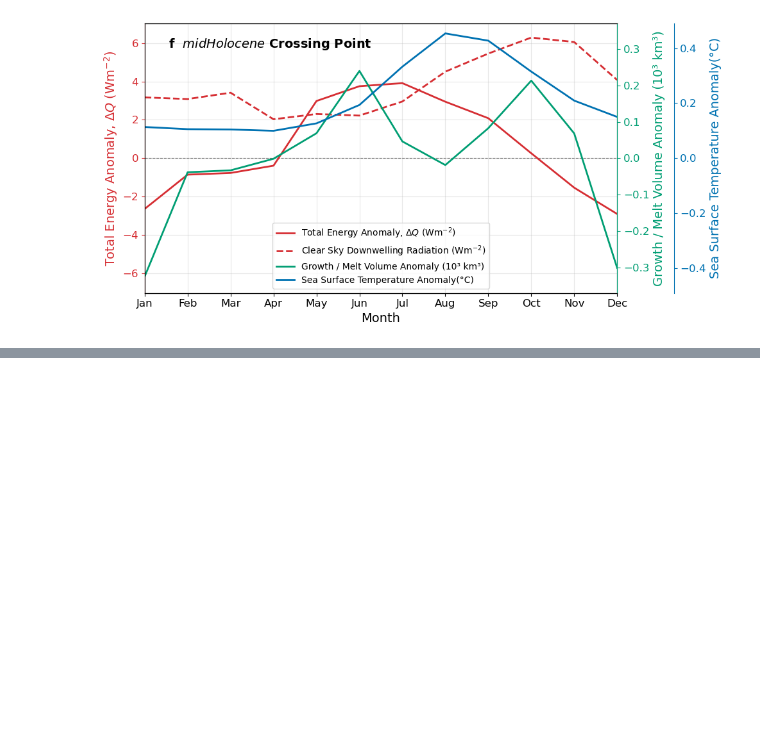
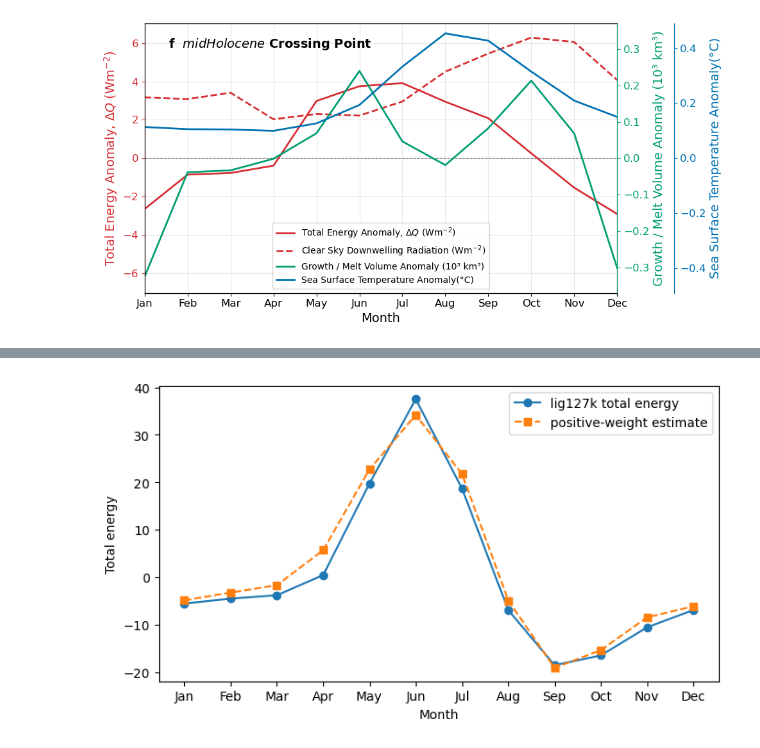
Before and after one commit to mattpollock100/FutureComparisons, a Jupyter notebook: 1pctCO2_EnergyBudget_single_model.ipynb, the cells around one changed output, grey strips where cells are left out. Cells and saved outputs as stored; diff of their text form; code cells hidden in the pictures; blank space fills up the shorter version.

```diff
--- a/1pctCO2_EnergyBudget_single_model.ipynb
+++ b/1pctCO2_EnergyBudget_single_model.ipynb
@@ -2715,0 +2821,14 @@ for model in models:
+# %%
+weights_toa, lig127k_total_energy_estimate, rmse, r2 = fit_positive_lagged_weights(
+    MIS5_127ka,
+    lig127k_total_energy,
+    n_lags=6
+)
+
+print("Weights:")
+for k, w in enumerate(weights_toa):
+    print(f"w_{k:02d} = {w:.6f}")
+
+print(f"\nRMSE = {rmse:.4f}")
+print(f"R²   = {r2:.4f}")
+print(f"Sum of weights = {weights_toa.sum():.4f}")
@@ -2715,0 +2873,22 @@ for model in models:
+# %%
+
+plt.figure(figsize=(7, 4))
+
+plt.plot(months, lig127k_total_energy, marker="o", label="lig127k total energy")
+plt.plot(
+    months,
+    lig127k_total_energy_estimate,
+    marker="s",
+    linestyle="--",
+    label="positive-weight estimate"
+)
+
+
+plt.xlabel("Month")
+plt.ylabel("Total energy")
+plt.xticks(months)
+plt.legend()
+plt.tight_layout()
+plt.show()
+# %% [output]
+[figure, added]
```
Also changed, not shown: parts of 11 cells of this notebook, 1 other file.
